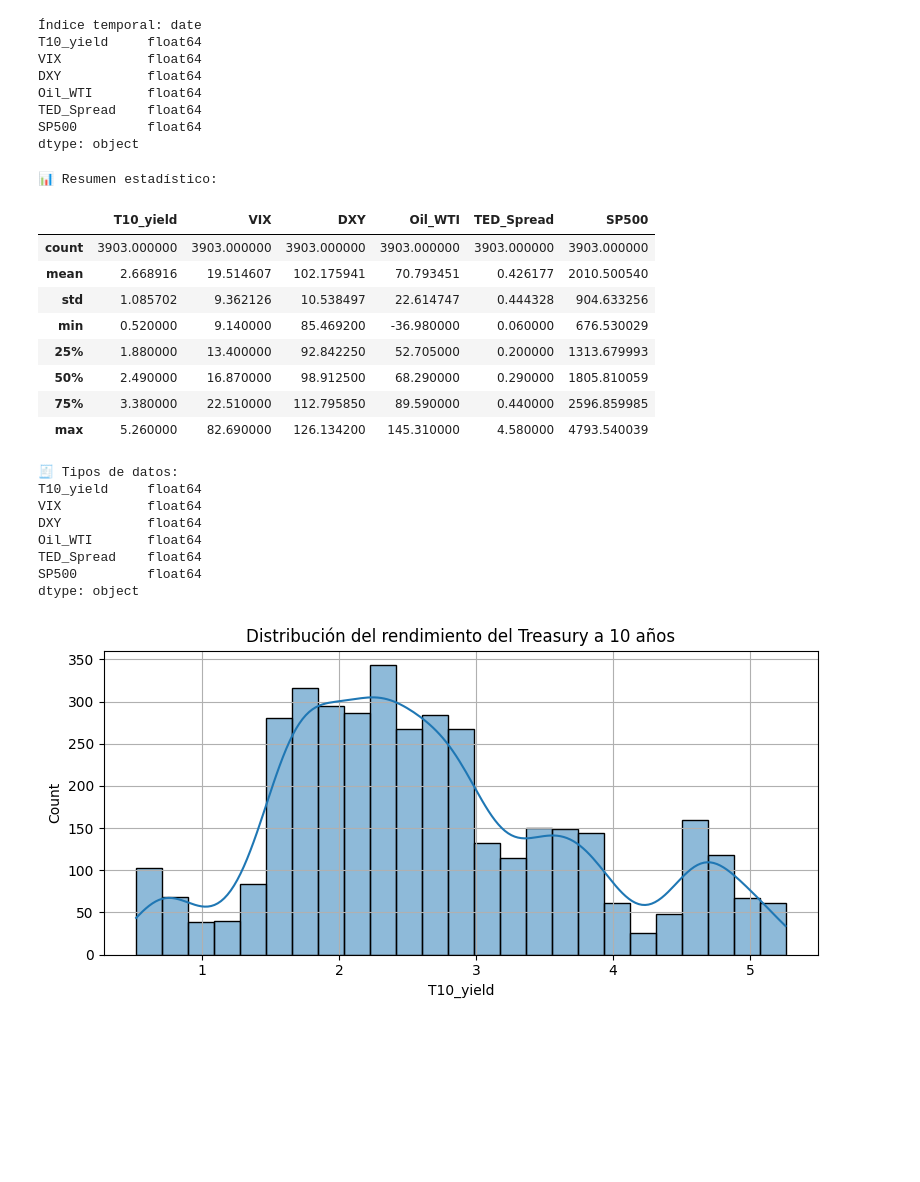
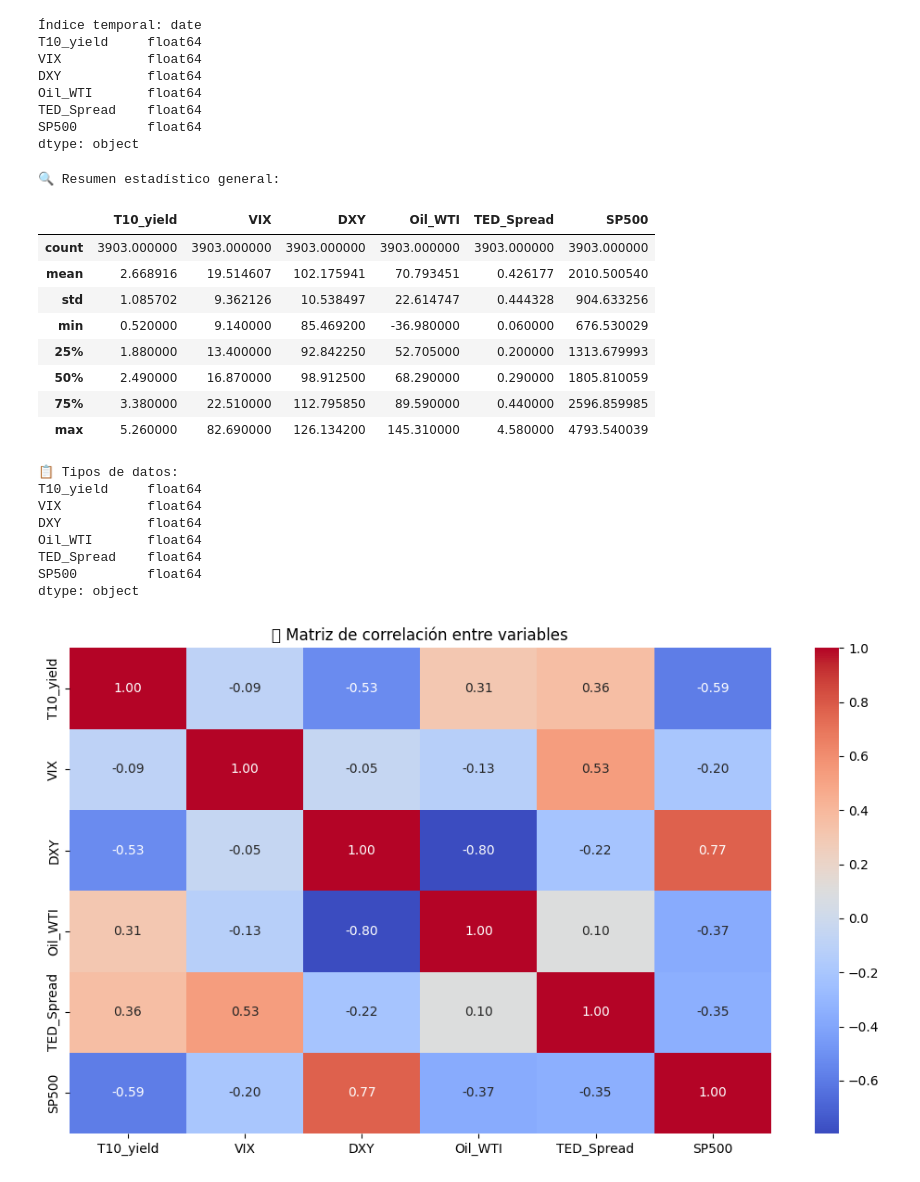
Before and after one commit to Edubanchiless/T10_ML_Prediction_EduMendez, a Jupyter notebook: t10_data_pipeline.ipynb, the cells around one changed output. Saved outputs shown, nothing was run; the diff lists cells and outputs as text; code cells hidden in the pictures; blank space fills up the shorter version.

```diff
--- a/t10_data_pipeline.ipynb
+++ b/t10_data_pipeline.ipynb
@@ -168,74 +168,60 @@ import pandas as pd
 import matplotlib.pyplot as plt
 import seaborn as sns
 
-# Cargar y preparar la sabana final
+# Cargar dataset consolidado y corregir índice temporal
 df = pd.read_csv("sabana_macro_t10.csv", parse_dates=["Unnamed: 0"])
 df = df.rename(columns={"Unnamed: 0": "date"}).set_index("date")
 
-# 1. Resumen estadístico y tipos de datos
-print("📊 Resumen estadístico:")
+# 1. Estadísticos descriptivos
+print("🔍 Resumen estadístico general:")
 display(df.describe())
-print("\n🧾 Tipos de datos:")
+
+print("\n📋 Tipos de datos:")
 print(df.dtypes)
 
-# 2. Distribución de la variable objetivo
-plt.figure(figsize=(8, 4))
-sns.histplot(df["T10_yield"], kde=True)
-plt.title("Distribución del rendimiento del Treasury a 10 años")
-plt.xlabel("T10_yield")
-plt.grid(True)
+# 2. Matriz de correlación
+plt.figure(figsize=(10, 6))
+sns.heatmap(df.corr(), annot=True, cmap="coolwarm", fmt=".2f")
+plt.title("🔗 Matriz de correlación entre variables")
 plt.tight_layout()
 plt.show()
 
-# 3. Matriz de correlación
-plt.figure(figsize=(10, 6))
-sns.heatmap(df.corr(), annot=True, cmap="coolwarm", fmt=".2f")
-plt.title("Matriz de correlación entre variables")
+# 3. Histogramas
+df.hist(bins=30, figsize=(12, 8), grid=False)
+plt.suptitle("📊 Distribución de variables macrofinancieras", fontsize=16)
 plt.tight_layout()
 plt.show()
 
-# 4. Histogramas por variable
-df.hist(bins=30, figsize=(12, 8), grid=False)
-plt.suptitle("Distribución de variables explicativas", fontsize=16)
-plt.tight_layout()
-plt.show()
-
-# 5. Boxplot agrupado para detección de outliers y escalas
+# 4. Boxplot agrupado
 plt.figure(figsize=(10, 6))
 sns.boxplot(data=df)
-plt.title("Boxplot agrupado de todas las variables")
+plt.title("🧭 Boxplot agrupado de todas las variables")
 plt.xticks(rotation=45)
 plt.grid(True)
 plt.tight_layout()
 plt.show()
 
-# 6. Series de tiempo por variable
-df.plot(subplots=True, layout=(3, 2), figsize=(14, 10), title="Evolución de Variables Macroeconómicas")
+# 5. Series de tiempo por variable
+df.plot(subplots=True, layout=(3, 2), figsize=(14, 10), title="📈 Evolución temporal de variables macro")
 plt.tight_layout()
 plt.show()
-
-# 7. Pairplot (submuestreo para performance si hay muchos datos)
-sample_df = df.sample(n=1000, random_state=42) if len(df) > 1000 else df.copy()
-sns.pairplot(sample_df)
-plt.suptitle("Relación entre pares de variables", y=1.02)
-plt.show()
 # %% [output]
-📊 Resumen estadístico:
+🔍 Resumen estadístico general:
 |  | T10_yield | VIX | DXY | Oil_WTI | TED_Spread | SP500 |
 | count | 3903.000000 | 3903.000000 | 3903.000000 | 3903.000000 | 3903.000000 | 3903.000000 |
 | mean | 2.668916 | 19.514607 | 102.175941 | 70.793451 | 0.426177 | 2010.500540 |
 | std | 1.085702 | 9.362126 | 10.538497 | 22.614747 | 0.444328 | 904.633256 |
 | min | 0.520000 | 9.140000 | 85.469200 | -36.980000 | 0.060000 | 676.530029 |
 | 25% | 1.880000 | 13.400000 | 92.842250 | 52.705000 | 0.200000 | 1313.679993 |
 | 50% | 2.490000 | 16.870000 | 98.912500 | 68.290000 | 0.290000 | 1805.810059 |
 | 75% | 3.380000 | 22.510000 | 112.795850 | 89.590000 | 0.440000 | 2596.859985 |
 | max | 5.260000 | 82.690000 | 126.134200 | 145.310000 | 4.580000 | 4793.540039 |
-🧾 Tipos de datos:
+📋 Tipos de datos:
 T10_yield     float64
 VIX           float64
 DXY           float64
 Oil_WTI       float64
 TED_Spread    float64
 SP500         float64
 dtype: object
-[figure, old version]
+[figure, new version]
```
Also changed, not shown: parts of 42 cells of this notebook, 27 other files.
